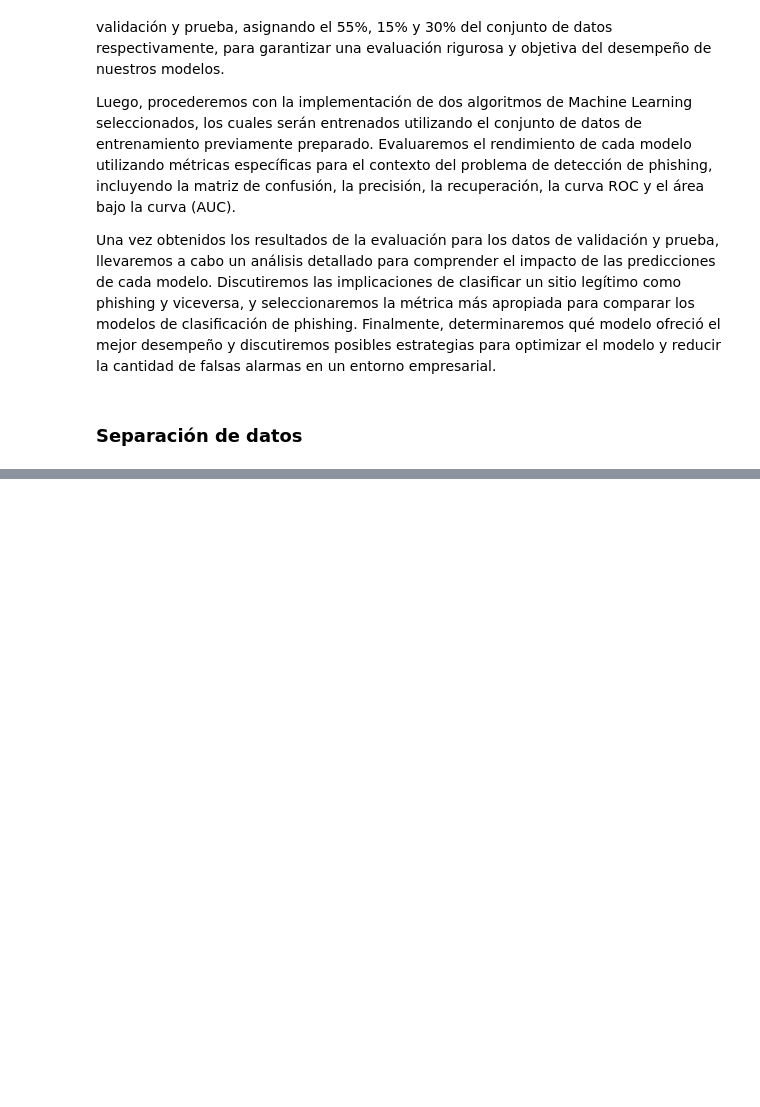
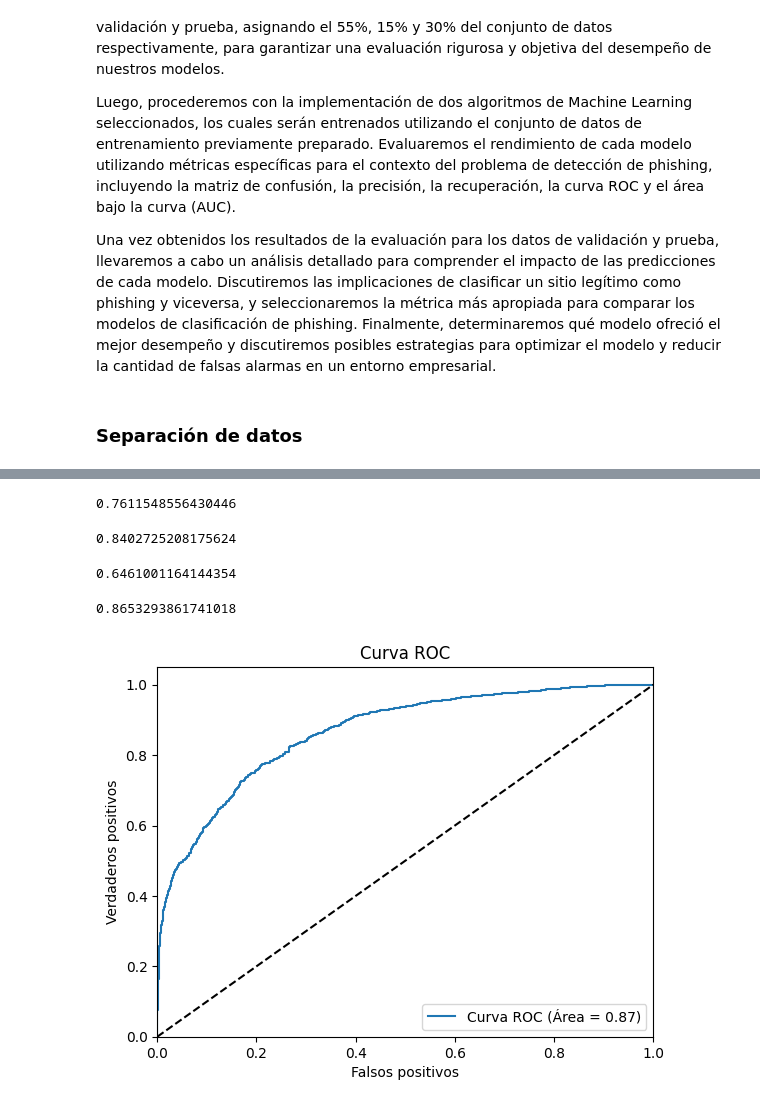
Before and after one commit to SantiagoTaracena/sds-lab-01, a Jupyter notebook: src/main.ipynb, the cells around one changed output, grey strips where cells are left out. Drawn from its saved outputs; the diff is of its cells as text; code cells hidden in the pictures; blank space fills up the shorter version.

```diff
--- a/src/main.ipynb
+++ b/src/main.ipynb
@@ -393,0 +552,22 @@ Una vez obtenidos los resultados de la evaluación para los datos de validación
+# %%
+# Entrenamiento del modelo.
+for epoch in range(10):
+    model.train()
+    for inputs, labels in train_loader:
+        optimizer.zero_grad()
+        outputs = model(inputs)
+        loss = criterion(outputs, labels.view(-1, 1))
+        loss.backward()
+        optimizer.step()
+# %%
+# Evaluación del modelo en el conjunto de validación.
+model.eval()
+
+# Realizar predicciones en el conjunto de prueba.
+with torch.no_grad():
+    y_pred_probs = model(X_test_tensor)
+    y_pred = torch.round(y_pred_probs)
+
+# Convertir a numpy arrays.
+y_test_np = y_test_tensor.numpy().flatten()
+y_pred_np = y_pred.numpy().flatten()
@@ -393,0 +582,41 @@ Una vez obtenidos los resultados de la evaluación para los datos de validación
+# %%
+# Accuracy score del modelo.
+accuracy_score(y_test_np, y_pred_np)
+# %% [output]
+0.7611548556430446
+# %%
+# Precision score del modelo.
+precision_score(y_test_np, y_pred_np)
+# %% [output]
+0.8402725208175624
+# %%
+# Recall score del modelo.
+recall_score(y_test_np, y_pred_np)
+# %% [output]
+0.6461001164144354
+# %%
+# Calcular las métricas
+auc = roc_auc_score(y_test_np, y_pred_probs.numpy())
+auc
+# %% [output]
+0.8653293861741018
+# %%
+# Valores para graficar la curva ROC.
+fpr, tpr, _ = roc_curve(y_test_np, y_pred_probs.numpy())
+# %%
+# Librería para graficar la curva ROC.
+import matplotlib.pyplot as plt
+
+# Gráfico de la curva ROC.
+plt.figure()
+plt.plot(fpr, tpr, label="Curva ROC (Área = %0.2f)" % auc)
+plt.plot([0, 1], [0, 1], "k--")
+plt.xlim([0.0, 1.0])
+plt.ylim([0.0, 1.05])
+plt.xlabel("Falsos positivos")
+plt.ylabel("Verdaderos positivos")
+plt.title("Curva ROC")
+plt.legend(loc="lower right")
+plt.show()
+# %% [output]
+[figure, added]
```
Also changed, not shown: parts of 34 cells of this notebook, 1 other file.
